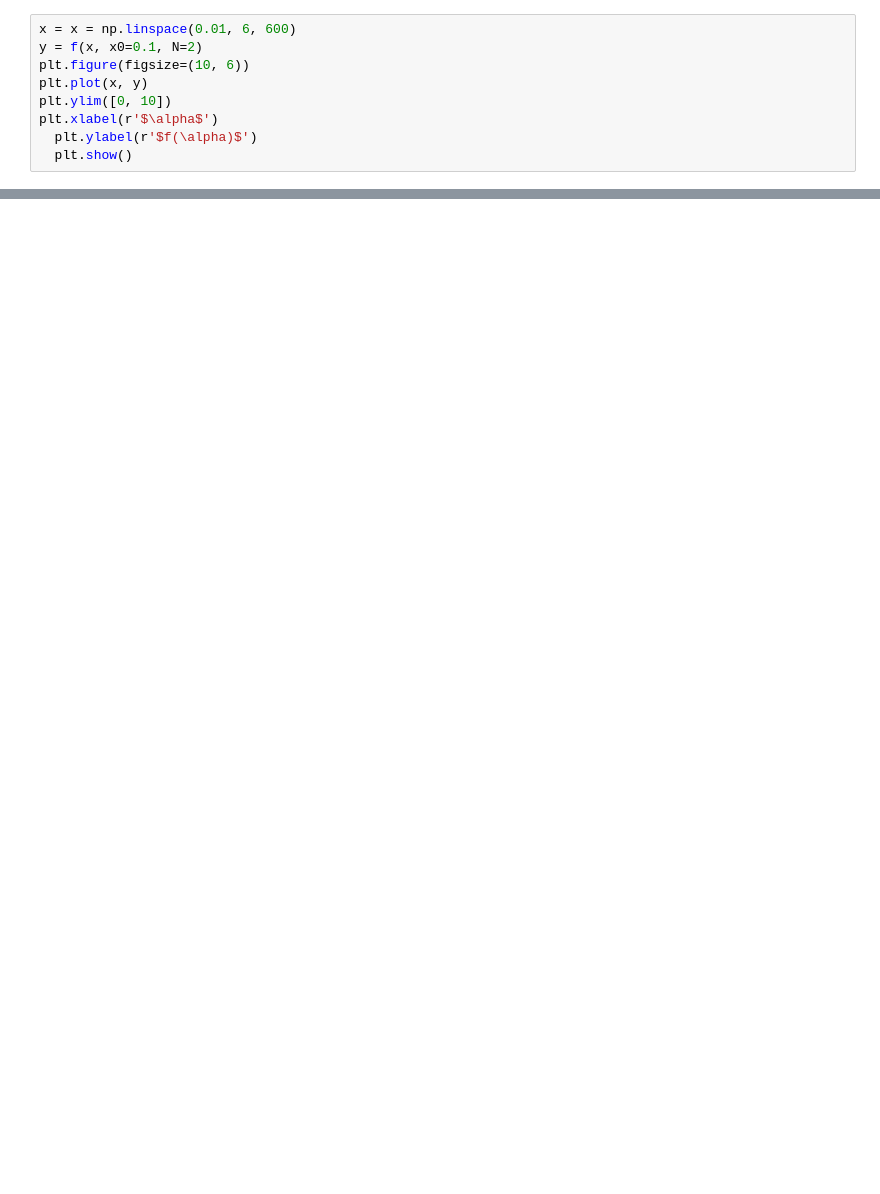
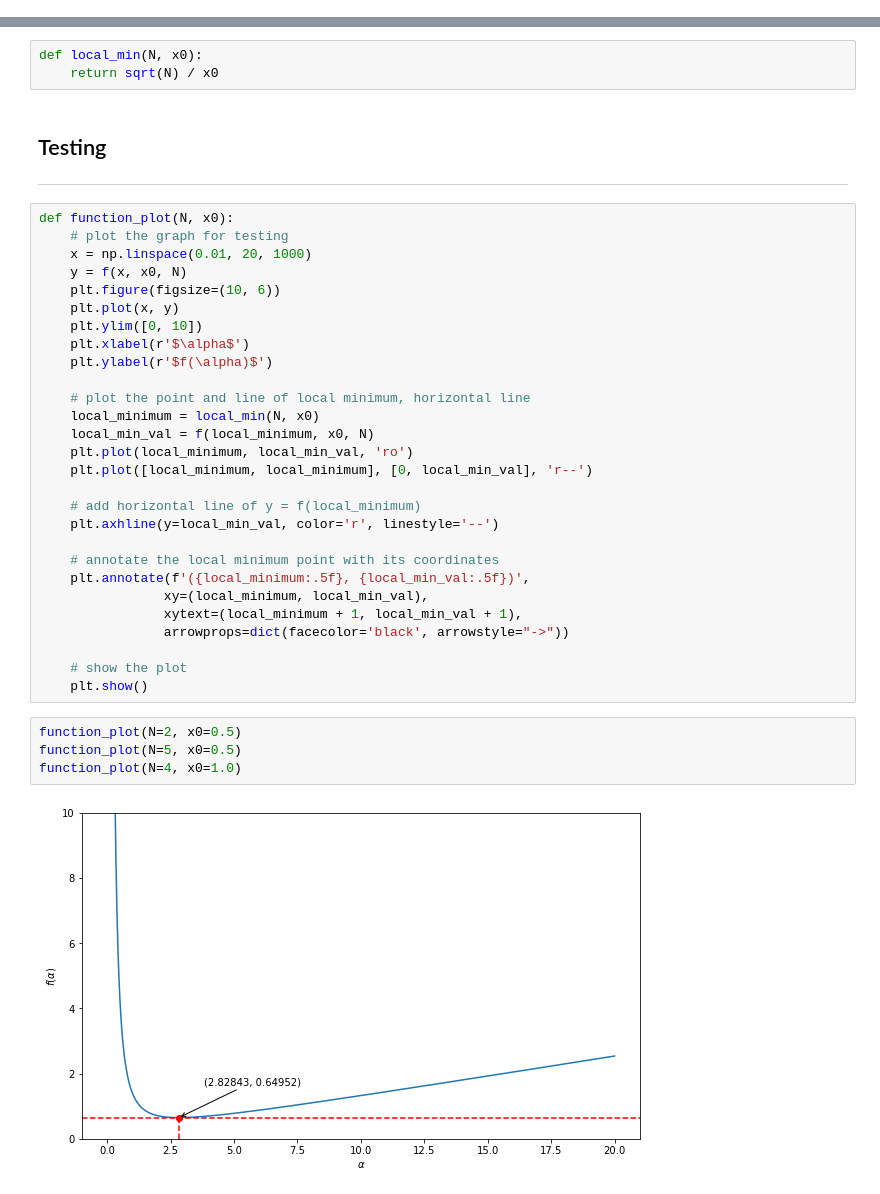
Before and after one commit to yubocai-poly/Reachability-Problem-of-ODE, a Jupyter notebook: Reachability/evaluation/Quadra_exmaple/numerical_optimi.ipynb, the cells around one changed output, grey strips where cells are left out. Drawn from its saved outputs; the diff is of its cells as text; blank space fills up the shorter version.

```diff
--- a/Reachability/evaluation/Quadra_exmaple/numerical_optimi.ipynb
+++ b/Reachability/evaluation/Quadra_exmaple/numerical_optimi.ipynb
@@ -112,9 +62,0 @@ From the result, we can see that our real root is less than the boundary conditi
-# %%
-x = x = np.linspace(0.01, 6, 600)
-y = f(x, x0=0.1, N=2)
-plt.figure(figsize=(10, 6))
-plt.plot(x, y)
-plt.ylim([0, 10])
-plt.xlabel(r'$\alpha$')
-  plt.ylabel(r'$f(\alpha)$')
-  plt.show()
@@ -120,0 +86,41 @@ plt.xlabel(r'$\alpha$')
+# %%
+def local_min(N, x0):
+    return sqrt(N) / x0
+# %% [markdown]
+## Testing
+
+---
+# %%
+def function_plot(N, x0):
+    # plot the graph for testing
+    x = np.linspace(0.01, 20, 1000)
+    y = f(x, x0, N)
+    plt.figure(figsize=(10, 6))
+    plt.plot(x, y)
+    plt.ylim([0, 10])
+    plt.xlabel(r'$\alpha$')
+    plt.ylabel(r'$f(\alpha)$')
+
+    # plot the point and line of local minimum, horizontal line
+    local_minimum = local_min(N, x0)
+    local_min_val = f(local_minimum, x0, N)
+    plt.plot(local_minimum, local_min_val, 'ro')
+    plt.plot([local_minimum, local_minimum], [0, local_min_val], 'r--')
+
+    # add horizontal line of y = f(local_minimum)
+    plt.axhline(y=local_min_val, color='r', linestyle='--')
+
+    # annotate the local minimum point with its coordinates
+    plt.annotate(f'({local_minimum:.5f}, {local_min_val:.5f})',
+                xy=(local_minimum, local_min_val),
+                xytext=(local_minimum + 1, local_min_val + 1),
+                arrowprops=dict(facecolor='black', arrowstyle="->"))
+
+    # show the plot
+    plt.show()
+# %%
+function_plot(N=2, x0=0.5)
+function_plot(N=5, x0=0.5)
+function_plot(N=4, x0=1.0)
+# %% [output]
+[figure, added]
```
Also changed, not shown: parts of 15 cells of this notebook, 3 other files.
